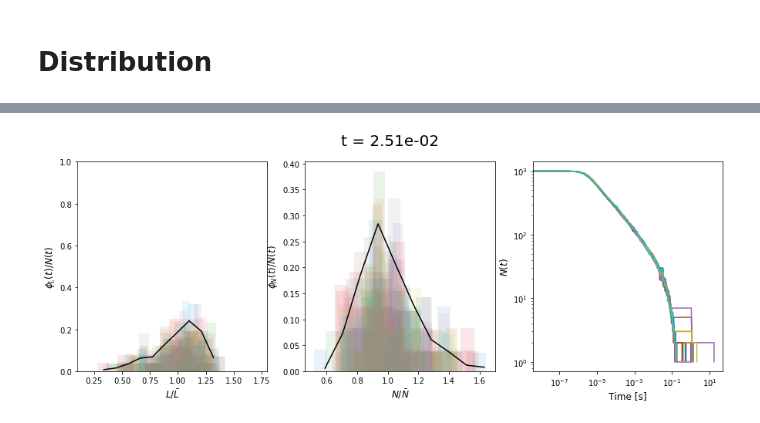
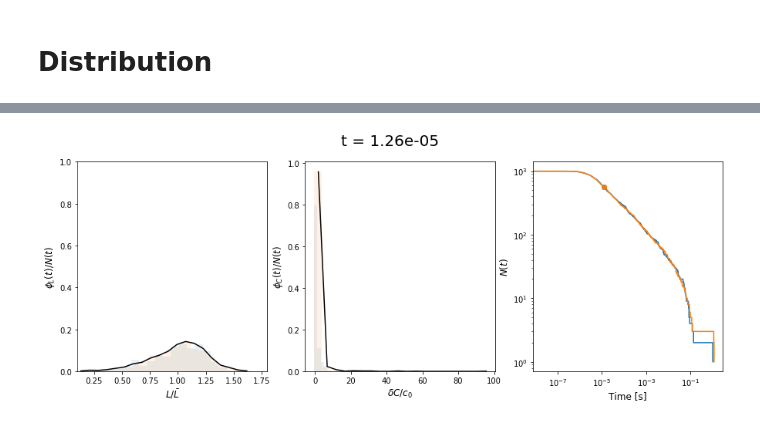
Before and after one commit to VirtualEmbryo/hydroosmotic_chain, a Jupyter notebook: _notebook/osmotic.ipynb, the cells around one changed output, grey strips where cells are left out. Cells and saved outputs as stored; diff of their text form; code cells hidden in the pictures.

```diff
--- a/_notebook/osmotic.ipynb
+++ b/_notebook/osmotic.ipynb
@@ -531,6 +531,7 @@ def make_step_dict(T_dict, time_plot_list, npts, nsim) :
 def plot_distrib(step, nsim, folder, T_dict, time_plot_list, step_dict, Nt, show_hist=True, savefig=False, savename='pic.png', rescaled=True, extension='png') :
     L = []
     N = []
+    C = []
 
     fig, ax = plt.subplots(1, 3, figsize=(15, 5))
 
@@ -539,6 +540,10 @@ def plot_distrib(step, nsim, folder, T_dict, time_plot_list, step_dict, Nt, show
 
     ax[0].set_xlim(0.1, 1.80)
     ax[0].set_ylim(0., 1.)
+
+    ax[1].set_ylim(0., 1.)
+    ax[1].set_xlim(-2., 2.)
+
 
     for k in range(nsim) :
         if 1 :
@@ -549,6 +554,7 @@ def plot_distrib(step, nsim, folder, T_dict, time_plot_list, step_dict, Nt, show
             data_N = np.genfromtxt(os.path.join(folder, 'run'+str(k).zfill(4)+'/distrib_nion.dat'), skip_header=step_sim, skip_footer=len_sim-step_sim-1)
             t_sim_L, lengths_sim = data_L[0], data_L[1:]
             t_sim_N, nion_sim = data_N[0], data_N[1:]
+            concentration_sim = nion_sim/lengths_sim**2 - 1.
             #print(data)
 
             new_bins = np.max([10, int(np.log10(len(lengths_sim)))*10])
@@ -557,11 +563,14 @@ def plot_distrib(step, nsim, folder, T_dict, time_plot_list, step_dict, Nt, show
 
             L += [lengths_sim]
             N += [nion_sim]
+            C += [concentration_sim]
             weights_L = np.ones_like(lengths_sim)/float(len(lengths_sim))
             weights_N = np.ones_like(nion_sim)/float(len(nion_sim))
+            weights_C = np.ones_like(concentration_sim)/float(len(concentration_sim))
             if show_hist :
                 ax[0].hist(lengths_sim/np.average(lengths_sim), bins=new_bins, label=t_sim_L, alpha=0.1, weights=weights_L)
-                ax[1].hist(nion_sim/np.average(nion_sim), bins=new_bins, label=t_sim_N, alpha=0.1, weights=weights_N)
+                #ax[1].hist(nion_sim/np.average(nion_sim), bins=new_bins, label=t_sim_N, alpha=0.1, weights=weights_N)
+                ax[1].hist(concentration_sim/np.average(concentration_sim), bins=new_bins, label=t_sim_N, alpha=0.1, weights=weights_C)
             ax[2].plot(Nt[k][:, 0], Nt[k][:, 1])
 
             # print the current state on the log-log plot of N(t)
@@ -573,26 +582,35 @@ def plot_distrib(step, nsim, folder, T_dict, time_plot_list, step_dict, Nt, show
 
     new_L = np.concatenate([L[n] for n in range(len(L))])
     new_N = np.concatenate([N[n] for n in range(len(N))])
+    new_C = np.concatenate([C[n] for n in range(len(C))])
+
     weights_L = np.ones_like(new_L)/float(len(new_L))
     weights_N = np.ones_like(new_N)/float(len(new_N))
+    weights_C = np.ones_like(new_C)/float(len(new_C))
 
     y_L, x_L = np.histogram(new_L, bins=new_bins, weights=weights_L)
     y_N, x_N = np.histogram(new_N, bins=new_bins, weights=weights_N)
+    y_C, x_C = np.histogram(new_C, bins=new_bins, weights=weights_C)
 
     new_x_L = 0.5*(x_L[1:]+x_L[:-1])
     new_x_N = 0.5*(x_N[1:]+x_N[:-1])
+    new_x_C = 0.5*(x_C[1:]+x_C[:-1])
 
     ax[0].plot(new_x_L/np.average(new_L), y_L, color = 'k')
-    ax[1].plot(new_x_N/np.average(new_N), y_N, color = 'k')
+    #ax[1].plot(new_x_N/np.average(new_N), y_N, color = 'k')
+    ax[1].plot(new_x_C/np.average(new_C), y_C, color = 'k')
 
     if rescaled :
         ax[0].set_xlabel(r'$L/\bar{L}$', fontsize=12)
-        ax[1].set_xlabel(r'$N/\bar{N}$', fontsize=12)
+        #ax[1].set_xlabel(r'$N/\bar{N}$', fontsize=12)
+        ax[1].set_xlabel(r'$\delta C/c_0$', fontsize=12)
     else :
         ax[0].set_xlabel(r'$L$', fontsize=12)
-        ax[0].set_xlabel(r'$N$', fontsize=12)
+        #ax[1].set_xlabel(r'$N$', fontsize=12)
+        ax[1].set_xlabel(r'$\delta C$', fontsize=12)
     ax[0].set_ylabel(r'$\phi_L(t)/N(t)$', fontsize=12)
-    ax[1].set_ylabel(r'$\phi_N(t)/N(t)$', fontsize=12)
+    #ax[1].set_ylabel(r'$\phi_N(t)/N(t)$', fontsize=12)
+    ax[1].set_ylabel(r'$\phi_C(t)/N(t)$', fontsize=12)
 
     ax[2].set_xlabel(r'Time [s]', fontsize=12)
     ax[2].set_ylabel(r'$N(t)$', fontsize=12)
@@ -626,15 +644,15 @@ folder = os.path.join(main_dir, subdir)
 T_dict, time_plot_list = make_T_dict(folder = folder, npts=npts, nsim=nsim, log_tmin=-7, log_tmax=-1)
 step_dict = make_step_dict(T_dict, time_plot_list, npts, nsim)
 # %%
-step=90
+step=35
 show_hist = True
 
 n=0
 folder = os.path.join(main_dir, subdir)
 savename = os.path.join(folder, 'pic'+str(n).zfill(4)+'.png')
 plot_distrib(step=step, nsim=nsim, folder=folder, T_dict=T_dict, time_plot_list=time_plot_list, step_dict=step_dict, Nt=Nt_1000_osmotic, show_hist=show_hist, savefig=False, savename=savename, rescaled=True)
 # %% [output]
-[figure, old version]
+[figure, new version]
 # %%
 make_movie=True
 
```
Also changed, not shown: parts of 1 cell of this notebook, 5 other files.
